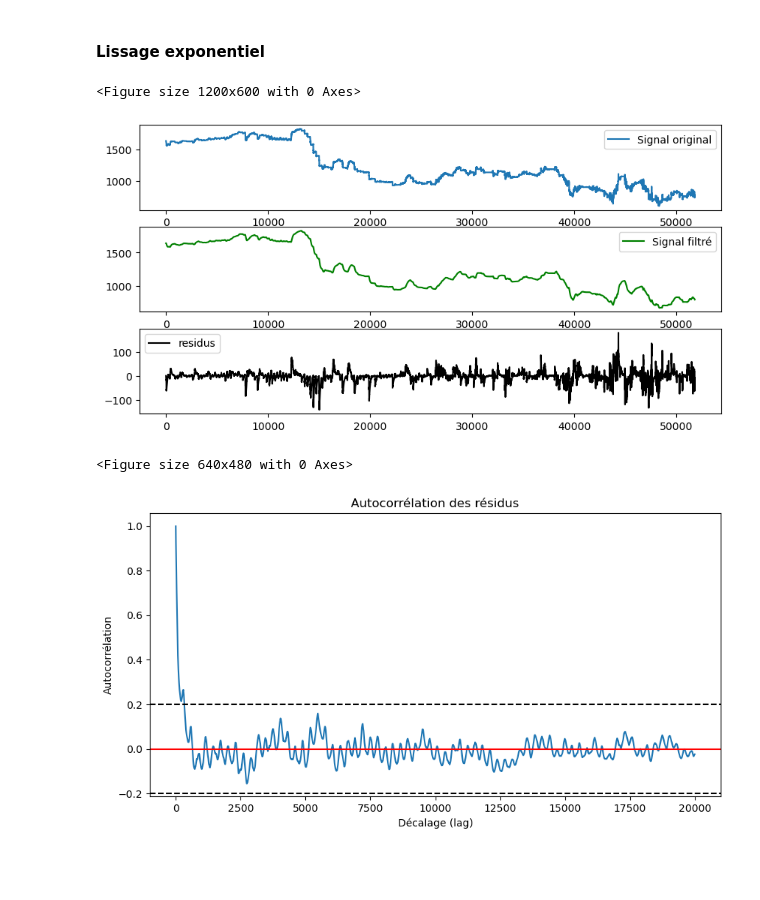
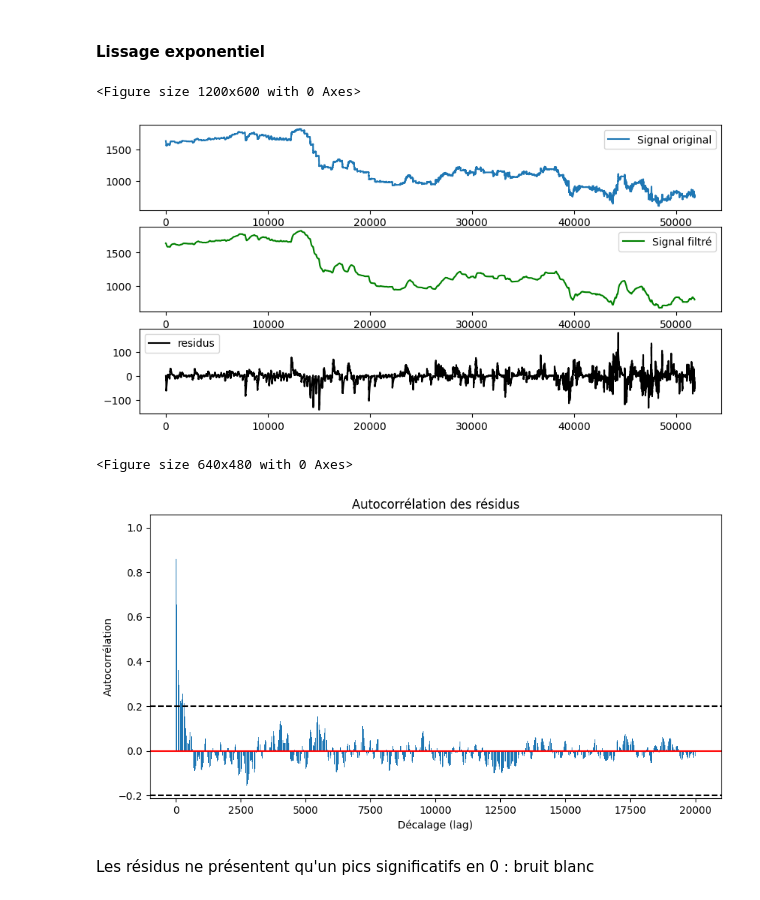
Before and after one commit to PiDchsn/Projet-RI, a Jupyter notebook: Analyse.ipynb, the cells around one changed output. Drawn from its saved outputs; the diff is of its cells as text; code cells hidden in the pictures; blank space fills up the shorter version.

```diff
--- a/Analyse.ipynb
+++ b/Analyse.ipynb
@@ -723,32 +758,34 @@ plt.subplot(3, 1, 1)
 plt.plot(data_ajust, label="Signal original")
 plt.legend()
 plt.subplot(3, 1, 2)
 plt.plot(lissage_resultat, label="Signal filtré", color='green')
 plt.legend()
 plt.subplot(3, 1, 3)
 plt.plot(residus, label="residus", color='black')
 plt.legend()
 plt.show()
 
 plt.tight_layout()
 plt.show()
 
 # Choix du nombre de décalages (lags) à afficher
 max_lag = 20000
 acf_values = sm.tsa.acf(residus, nlags = max_lag)
 
 # Affichage de l'autocorrélation
 plt.figure(figsize=(10, 5))
-plt.plot(range(max_lag + 1), acf_values)
+plt.bar(range(max_lag + 1), acf_values)
 plt.axhline(y=0.2, color='black', linestyle='--', label='Ligne à x=0.2')
 plt.axhline(y=0, color='red', label='Ligne à x=0')
 plt.axhline(y=-0.2, color='black', linestyle='--', label='Ligne à x=-0.2')
 plt.xlabel("Décalage (lag)")
 plt.ylabel("Autocorrélation")
 plt.title("Autocorrélation des résidus")
 plt.show()
 # %% [output]
 <Figure size 1200x600 with 0 Axes>
 [figure]
 <Figure size 640x480 with 0 Axes>
-[figure, old version]
+[figure, new version]
+# %% [markdown]
+Les résidus ne présentent qu'un pics significatifs en 0 : bruit blanc
```
Also changed, not shown: parts of 23 cells of this notebook.
